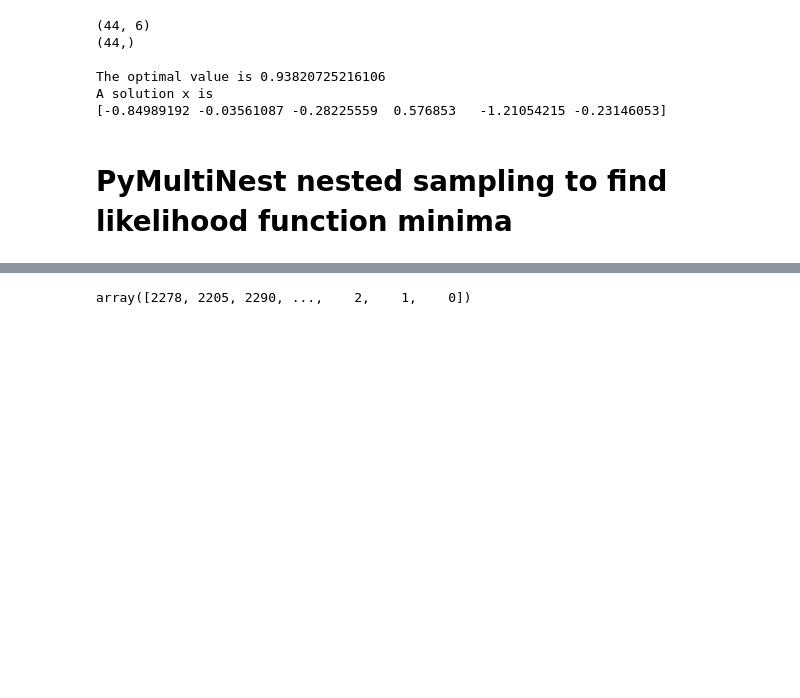
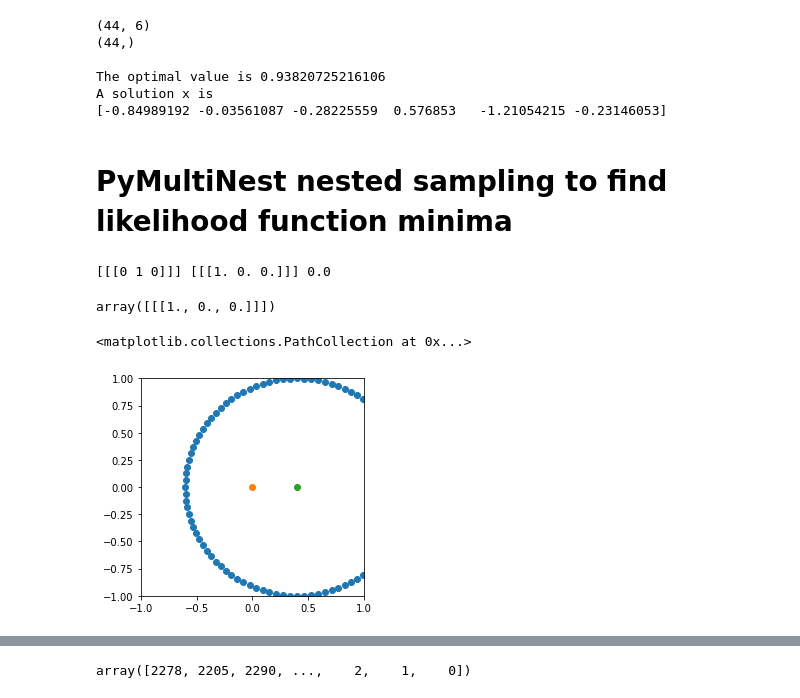
Before and after one commit to alpv95/SAV-Fit, a Jupyter notebook: notebooks/RotFit.ipynb, the cells around one changed output, grey strips where cells are left out. Drawn from its saved outputs; the diff is of its cells as text; code cells hidden in the pictures; blank space fills up the shorter version.

```diff
--- a/notebooks/RotFit.ipynb
+++ b/notebooks/RotFit.ipynb
@@ -331,17 +387,21 @@ def flux_weight(angle, alpha):
     return np.sin(angle)**((alpha + 1)/2)
 def get_perp(vector2d):
     return np.array(vector2d[1],-vector2d[0])
+def points_on_circumference(center=(0, 0), r=50, n=100):
+    return [
+        (
+            center[0]+(math.cos(2 * pi / n * x) * r),  # x
+            center[1] + (math.sin(2 * pi / n * x) * r)  # y
+        ) for x in range(0, n )]
 
 D = lambda Gamma, theta: 1 / (Gamma * (1 - np.sqrt(1-1/Gamma**2)*np.cos(np.deg2rad(theta))))
 Dapprox = lambda Gamma, ratio: 2 * Gamma / (1 + ratio**2)
 
 def pcircle(R, a, N ):
     """Generate N coordinates on a circle of radius a at r=R,phi=0"""
-    theta = np.linspace(-np.arctan2(a,R),np.arctan2(a,R), int(N/2))
-    r_pos = R*np.cos(theta) + np.sqrt(a**2 - R**2 * np.sin(theta)**2)
-    r_min = R*np.cos(theta) - np.sqrt(a**2 - R**2 * np.sin(theta)**2)
-    r = np.concatenate([r_pos,r_min])
-    th = np.concatenate([theta,theta])
+    circle = np.array(points_on_circumference(center=(R, 0), r=a, n=N))
+    r = np.sqrt(circle[:,0]**2 + circle[:,1]**2)
+    th = np.arctan2(circle[:,1],circle[:,0])
     return np.array([r,th])
 
 def rotate(th, B, axis): #about arbitrary axis
@@ -353,3 +413,23 @@ def rotate(th, B, axis): #about arbitrary axis
     B3 = (- axis[:,:,2] * (-axis[:,:,0]*B[:,:,0] - axis[:,:,1]*B[:,:,1] - axis[:,:,2]*B[:,:,2])) * (1 - np.cos(th)) + B[:,:,2]*np.cos(th) \
     + (-axis[:,:,1]*B[:,:,0] + axis[:,:,0]*B[:,:,1]) * np.sin(th)
     return np.stack([B1,B2,B3],axis=2)
+# %%
+th = 0.0
+B = np.array([[[1., 0., 0]]])
+axis = np.array([[[0, 1, 0]]])
+print(axis, B, th)
+rotate(th, B, axis)
+# %% [output]
+[[[0 1 0]]] [[[1. 0. 0.]]] 0.0
+array([[[1., 0., 0.]]])
+# %%
+fig,ax = plt.subplots(figsize=(4,4))
+ax.set_ylim(-1,1)
+ax.set_xlim(-1,1)
+x = np.array(points_on_circumference(center=(0.4, 0), r=1, n=100))
+plt.scatter(x[:,0],x[:,1])
+plt.scatter(0,0)
+plt.scatter(0.4,0)
+# %% [output]
+<matplotlib.collections.PathCollection at 0x...>
+[figure, added]
```
Also changed, not shown: parts of 15 cells of this notebook, 5 other files.
